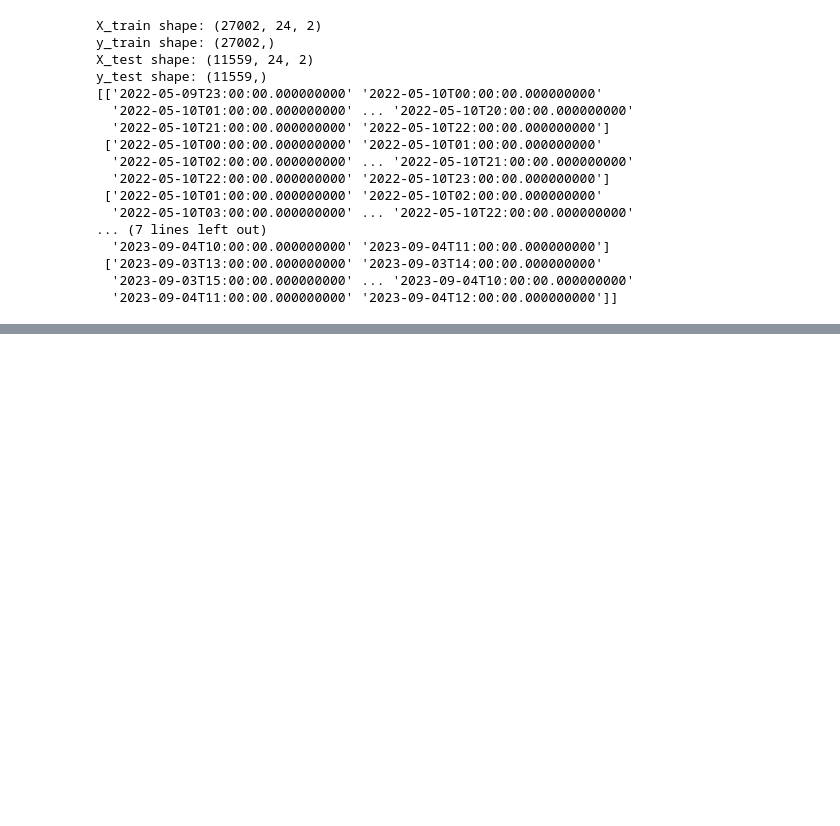
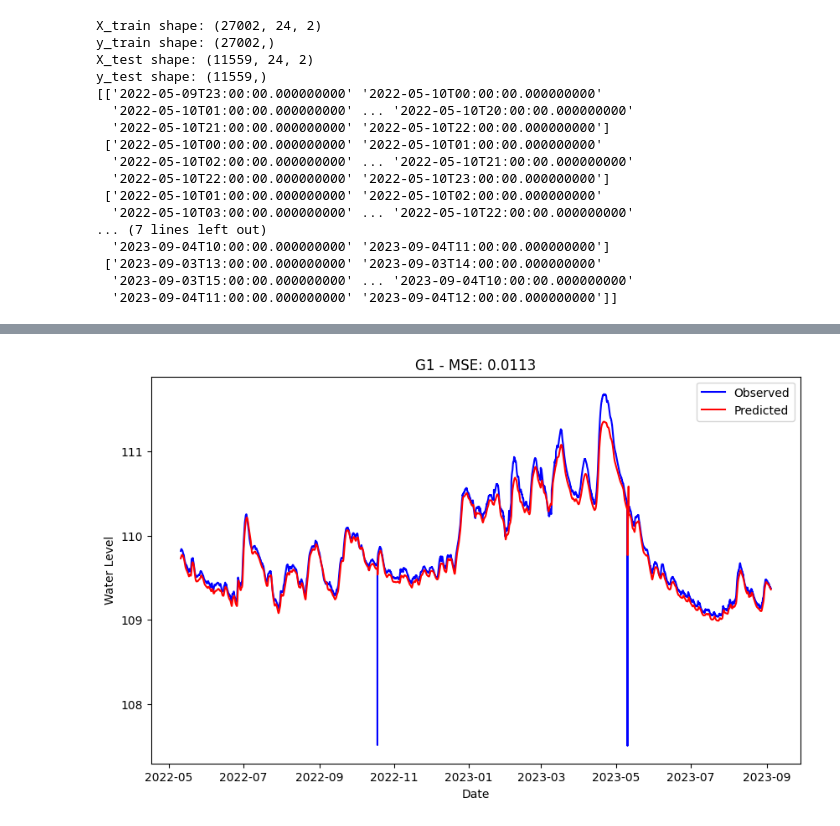
Before and after one commit to bishair/Pirna, a Jupyter notebook: G1.ipynb, the cells around one changed output, grey strips where cells are left out. Cells and saved outputs as stored; diff of their text form; code cells hidden in the pictures; blank space fills up the shorter version.

```diff
--- a/G1.ipynb
+++ b/G1.ipynb
@@ -284,0 +221,34 @@ KeyboardInterrupt:
+# %%
+import matplotlib.pyplot as plt
+import numpy as np
+import pandas as pd
+from sklearn.metrics import mean_squared_error
+
+# Predict the entire dataset
+X_test_reshaped = np.reshape(X_test, (X_test.shape[0], X_test.shape[1], X_test.shape[2]))
+forecasts = model.predict(X_test_reshaped)
+
+# Inverse transform the predictions
+dummy_array = np.zeros((len(forecasts), 2))
+dummy_array[:, 0] = forecasts[:, 0]
+predicted_values = scaler.inverse_transform(dummy_array)[:, 0]
+
+# Inverse transform the actual values for comparison
+actual_values = scaler.inverse_transform(np.column_stack((y_test, np.zeros(y_test.shape[0]))))[:, 0]
+
+# Calculate MSE
+mse = mean_squared_error(actual_values, predicted_values)
+
+# Extract dates for plotting
+dates_for_plotting = [pd.to_datetime(dates_test_seq[i][-1]) for i in range(len(dates_test_seq))]
+
+# Plotting
+fig, ax = plt.subplots(figsize=(10, 6))
+ax.plot(dates_for_plotting, actual_values, label='Observed', color='blue')
+ax.plot(dates_for_plotting, predicted_values, label='Predicted', color='red')
+ax.set_title(f'G1 - MSE: {mse:.4f}')
+ax.set_xlabel('Date')
+ax.set_ylabel('Water Level')
+ax.legend()
+plt.show()
+# %% [output]
@@ -284,0 +256 @@ KeyboardInterrupt:
+[figure, added]
```
Also changed, not shown: parts of 4 cells of this notebook.
